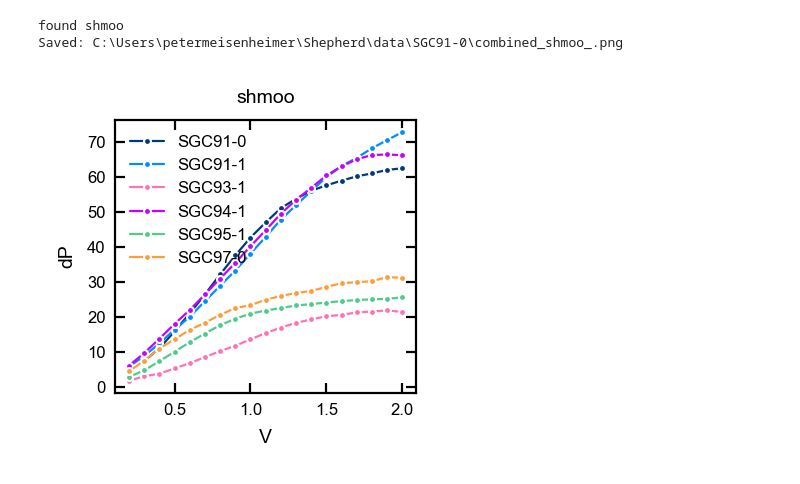
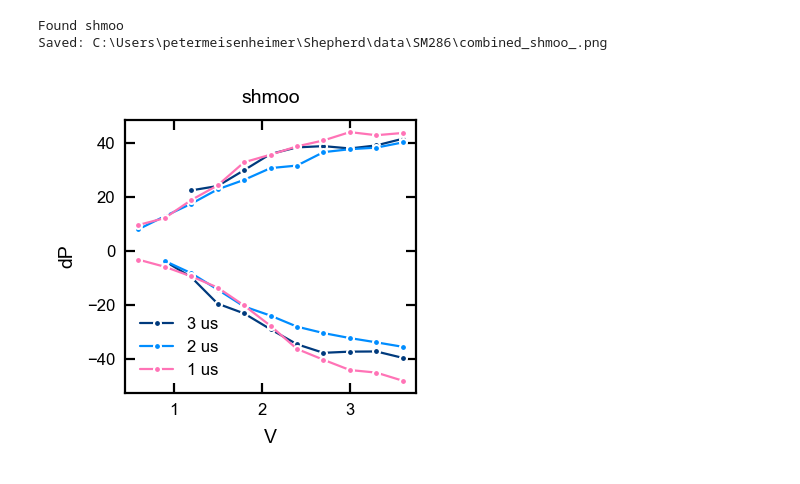
Before and after one commit to meisep/Shepherd_0.1, a Jupyter notebook: plotting_master.ipynb, the cells around one changed output. Drawn from its saved outputs; the diff is of its cells as text; code cells hidden in the pictures.

```diff
--- a/plotting_master.ipynb
+++ b/plotting_master.ipynb
@@ -124,36 +124,43 @@ Processing [shmoo]: shmoo-voff1p05-2us
 # %%
 # meas = 'ret1'
 # files = [
 #     fr"C:\Users\petermeisenheimer\Shepherd\data\SGC91-0\C4\cd10\{meas}\uduu_analysis_results.csv",
 #     fr"C:\Users\petermeisenheimer\Shepherd\data\SGC91-1\A1\cd15\{meas}\uduu_analysis_results.csv",
 #     fr"C:\Users\petermeisenheimer\Shepherd\data\SGC93-1\A1\cd15\ret4\uduu_analysis_results.csv",
 #     fr"C:\Users\petermeisenheimer\Shepherd\data\SGC94-1\A1\cd15\{meas}\uduu_analysis_results.csv",
 #     fr"C:\Users\petermeisenheimer\Shepherd\data\SGC95-1\A1\cd15\{meas}\uduu_analysis_results.csv",
 #     fr"C:\Users\petermeisenheimer\Shepherd\data\SGC97-0\A1\cd15\{meas}\uduu_analysis_results.csv"
 # ]
 
 
 # files = [
 #     r"C:\Users\petermeisenheimer\Shepherd\data\SGC91-0\C4\cd10\squint1\3pp_analysis_results.csv",
 #     r"C:\Users\petermeisenheimer\Shepherd\data\SGC91-1\A1\cd15\squint1\3pp_analysis_results.csv",
 #     r"C:\Users\petermeisenheimer\Shepherd\data\SGC93-1\A1\cd15\squint1\3pp_analysis_results.csv",
 #     r"C:\Users\petermeisenheimer\Shepherd\data\SGC94-1\A1\cd15\squint1\3pp_analysis_results.csv",
 #     r"C:\Users\petermeisenheimer\Shepherd\data\SGC95-1\A1\cd15\squint1\3pp_analysis_results.csv",
 #     r"C:\Users\petermeisenheimer\Shepherd\data\SGC97-0\A1\cd15\squint1\3pp_analysis_results.csv"
 # ]
 
 
+# files = [
+#     r"C:\Users\petermeisenheimer\Shepherd\data\SGC91-0\C4\cd10\shmoo1\3pp_analysis_results.csv",
+#     r"C:\Users\petermeisenheimer\Shepherd\data\SGC91-1\A1\cd15\shmoo1\3pp_analysis_results.csv",
+#     r"C:\Users\petermeisenheimer\Shepherd\data\SGC93-1\A1\cd15\shmoo1\3pp_analysis_results.csv",
+#     r"C:\Users\petermeisenheimer\Shepherd\data\SGC94-1\A1\cd15\shmoo1\3pp_analysis_results.csv",
+#     r"C:\Users\petermeisenheimer\Shepherd\data\SGC95-1\A1\cd15\shmoo1\3pp_analysis_results.csv",
+#     r"C:\Users\petermeisenheimer\Shepherd\data\SGC97-0\A1\cd15\shmoo1\3pp_analysis_results.csv"
+# ]
+
+datapath = r"C:\Users\petermeisenheimer\Shepherd\data\SM286\C2\cdn"
 files = [
-    r"C:\Users\petermeisenheimer\Shepherd\data\SGC91-0\C4\cd10\shmoo1\3pp_analysis_results.csv",
-    r"C:\Users\petermeisenheimer\Shepherd\data\SGC91-1\A1\cd15\shmoo1\3pp_analysis_results.csv",
-    r"C:\Users\petermeisenheimer\Shepherd\data\SGC93-1\A1\cd15\shmoo1\3pp_analysis_results.csv",
-    r"C:\Users\petermeisenheimer\Shepherd\data\SGC94-1\A1\cd15\shmoo1\3pp_analysis_results.csv",
-    r"C:\Users\petermeisenheimer\Shepherd\data\SGC95-1\A1\cd15\shmoo1\3pp_analysis_results.csv",
-    r"C:\Users\petermeisenheimer\Shepherd\data\SGC97-0\A1\cd15\shmoo1\3pp_analysis_results.csv"
+    datapath + r"\shmoo2_voff1p05_3us\3pp_analysis_results.csv",
+    datapath + r"\shmoo2_voff1p05_2us\3pp_analysis_results.csv",
+    datapath + r"\shmoo1_voff1p05_1us\3pp_analysis_results.csv",
 ]
-
-metaplot(files, normalize=False)
+label_list = ['3 us','2 us','1 us']
+metaplot(files, normalize=False, label_list=label_list, doubleshmoo=True)
 # %% [output]
-found shmoo
-Saved: C:\Users\petermeisenheimer\Shepherd\data\SGC91-0\combined_shmoo_.png
+Found shmoo
+Saved: C:\Users\petermeisenheimer\Shepherd\data\SM286\combined_shmoo_.png
-[figure, old version]
+[figure, new version]
```
Also changed, not shown: parts of 4 cells of this notebook, 1 other file.
